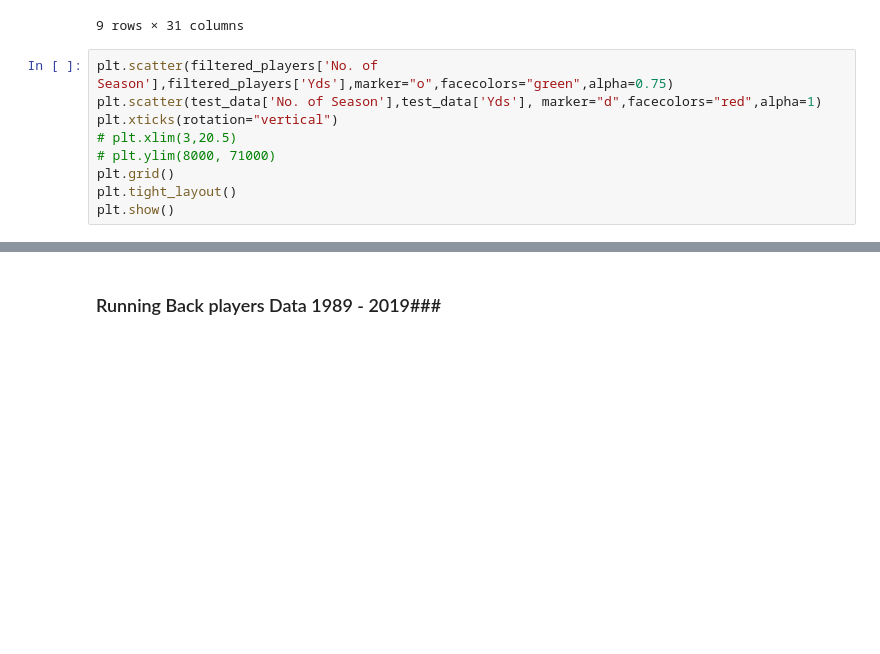
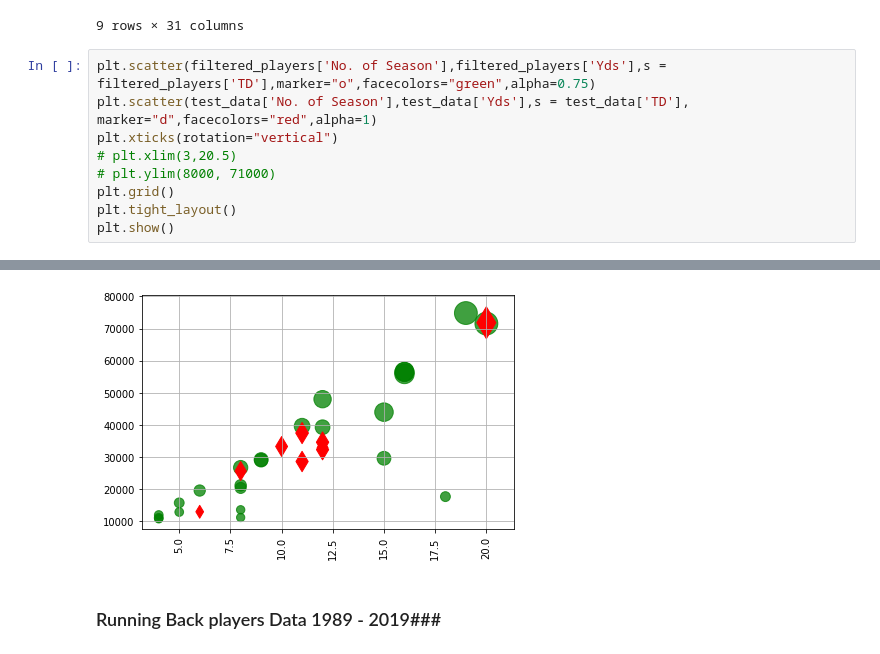
Before and after one commit to ankitapatel9/NFL-project, a Jupyter notebook: NFL-QB.ipynb, the cells around one changed output, grey strips where cells are left out. Saved outputs shown, nothing was run; the diff lists cells and outputs as text; blank space fills up the shorter version.

```diff
--- a/NFL-QB.ipynb
+++ b/NFL-QB.ipynb
@@ -149,8 +149,8 @@ test_data
 | 80 | 81 | Joe Montana* | 1989 | 1994 | 6 | TOT | NFL | 54.0 | 53.0 | 1087 | ... |
 9 rows × 31 columns
 # %%
-plt.scatter(filtered_players['No. of Season'],filtered_players['Yds'],marker="o",facecolors="green",alpha=0.75)
-plt.scatter(test_data['No. of Season'],test_data['Yds'], marker="d",facecolors="red",alpha=1)
+plt.scatter(filtered_players['No. of Season'],filtered_players['Yds'],s = filtered_players['TD'],marker="o",facecolors="green",alpha=0.75)
+plt.scatter(test_data['No. of Season'],test_data['Yds'],s = test_data['TD'], marker="d",facecolors="red",alpha=1)
 plt.xticks(rotation="vertical")
 # plt.xlim(3,20.5)
 # plt.ylim(8000, 71000)
@@ -163,3 +161,4 @@ plt.show()
+[figure, added]
 # %% [markdown]
 ### Running Back players Data  1989 - 2019###
 # %%
```
Also changed, not shown: parts of 2 cells of this notebook.
